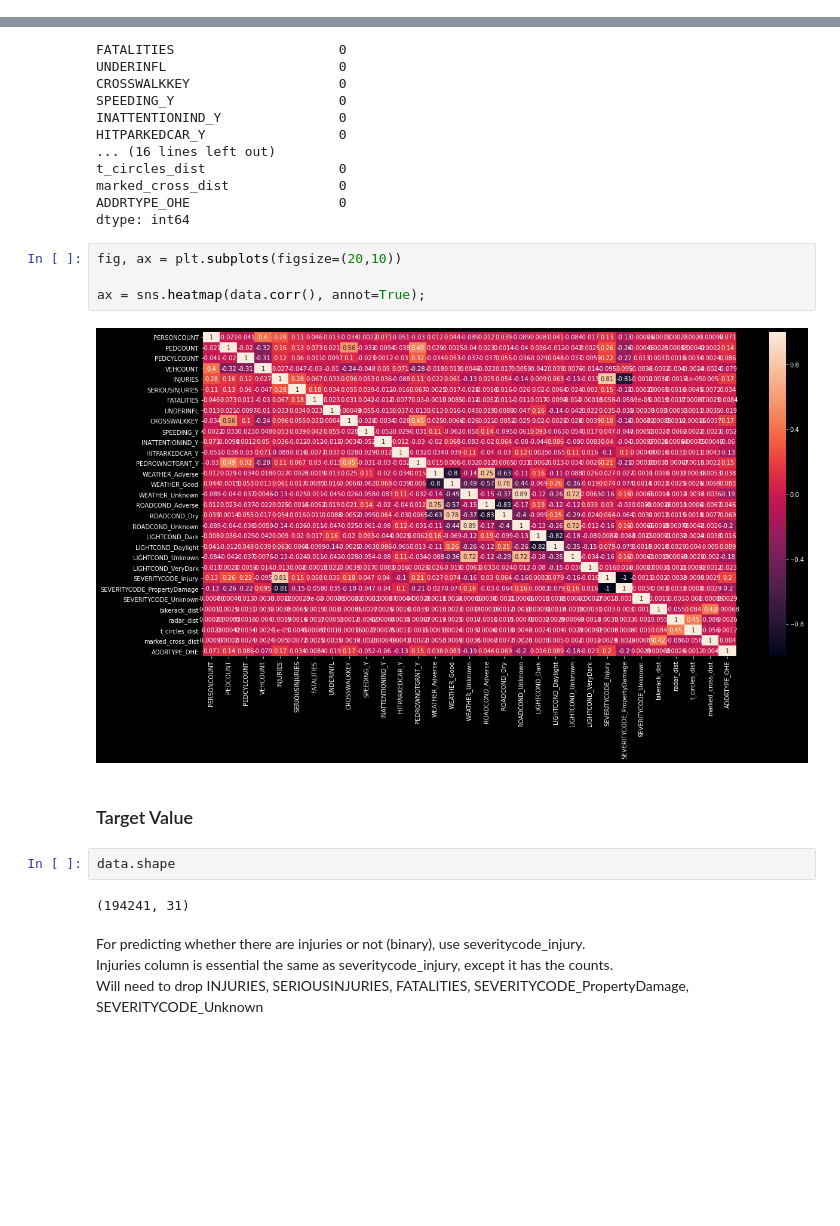
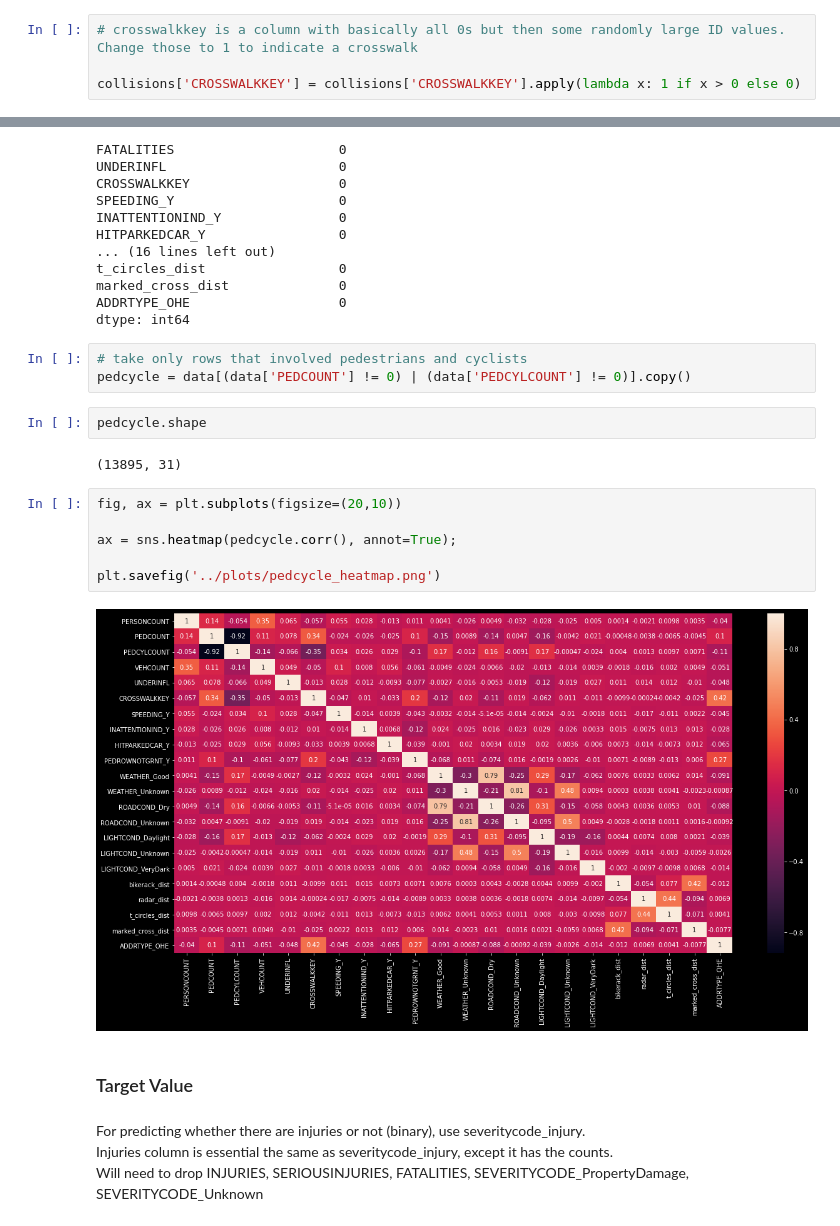
Before and after one commit to DataCircles/traffic_collisions_ml_team1, a Jupyter notebook: notebooks/cindy_model2.ipynb, the cells around one changed output, grey strips where cells are left out. Saved outputs shown, nothing was run; the diff lists cells and outputs as text; blank space fills up the shorter version.

```diff
--- a/notebooks/cindy_model2.ipynb
+++ b/notebooks/cindy_model2.ipynb
@@ -128,0 +149,4 @@ Index(['Datetime', 'X', 'Y', 'INCKEY', 'ADDRTYPE', 'INTKEY', 'LOCATION',
+# %%
+# crosswalkkey is a column with basically all 0s but then some randomly large ID values. Change those to 1 to indicate a crosswalk
+
+collisions['CROSSWALKKEY'] = collisions['CROSSWALKKEY'].apply(lambda x: 1 if x > 0 else 0)
@@ -178,18 +212,23 @@ t_circles_dist                 0
 marked_cross_dist              0
 ADDRTYPE_OHE                   0
 dtype: int64
+# %%
+# take only rows that involved pedestrians and cyclists
+pedcycle = data[(data['PEDCOUNT'] != 0) | (data['PEDCYLCOUNT'] != 0)].copy()
+# %%
+pedcycle.shape
+# %% [output]
+(13895, 31)
 # %%
 fig, ax = plt.subplots(figsize=(20,10))
 
-ax = sns.heatmap(data.corr(), annot=True);
+ax = sns.heatmap(pedcycle.corr(), annot=True);
+
+plt.savefig('../plots/pedcycle_heatmap.png')
 # %% [output]
-[figure, old version]
+[figure, new version]
 # %% [markdown]
 ### Target Value
-# %%
-data.shape
-# %% [output]
-(194241, 31)
 # %% [markdown]
 For predicting whether there are  injuries or not (binary), use severitycode_injury.
 Injuries column is essential the same as severitycode_injury, except it has the counts.
```
Also changed, not shown: parts of 17 cells of this notebook, 2 other files.
